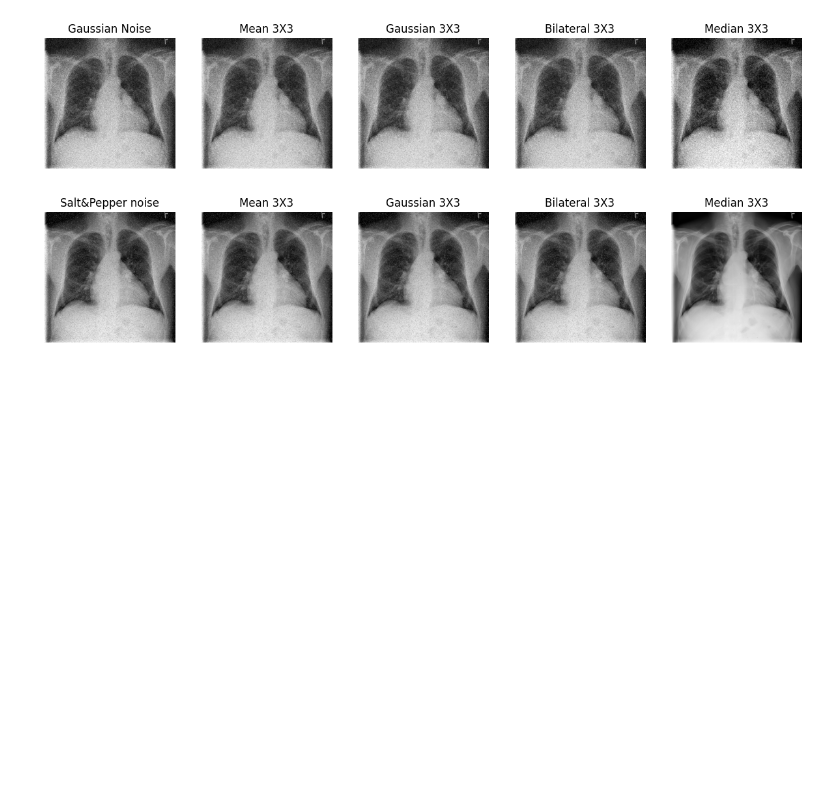
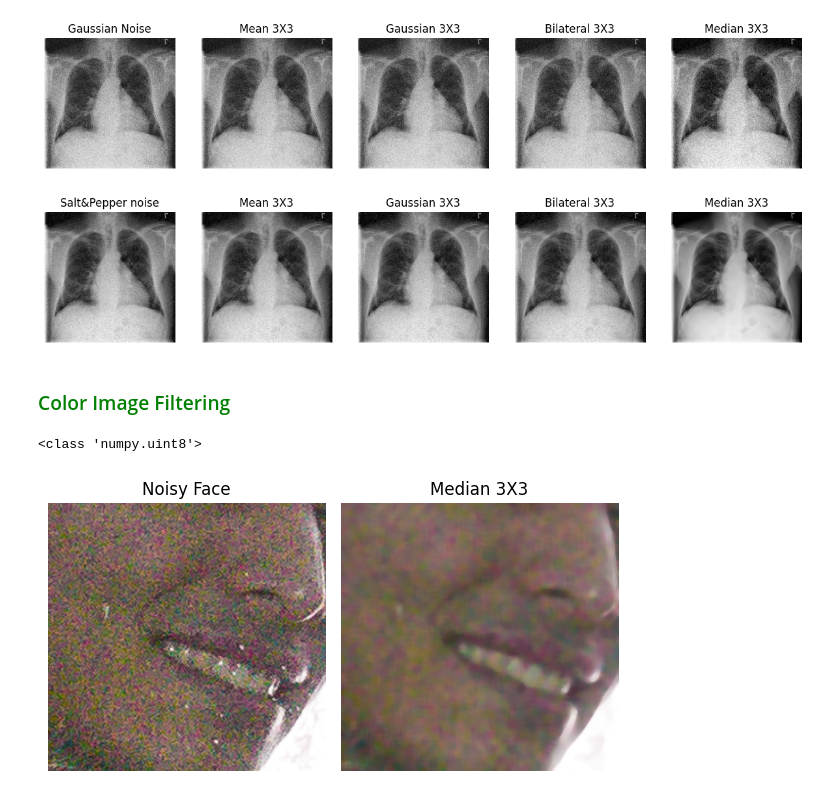
Before and after one commit to kkariste/Image-Enhancement, a Jupyter notebook: image_filtering.ipynb, the cells around one changed output. Saved outputs shown, nothing was run; the diff lists cells and outputs as text; code cells hidden in the pictures; blank space fills up the shorter version.

Commit message:
Update Filtering

```diff
--- a/image_filtering.ipynb
+++ b/image_filtering.ipynb
@@ -79,3 +79,35 @@ plotting(filtered, 1)
 # %% [output]
 [figure]
 [figure]
+# %% [markdown]
+### <span style=color:green> Color Image Filtering </span>
+# %%
+face_noising = cv2.imread("Images/face_noising.jpg")
+face_noising = cv2.cvtColor(face_noising, cv2.COLOR_BGR2RGB)
+
+# Splitting image and compute median
+r, g, b = cv2.split(face_noising)
+r_median = cv2.medianBlur(r, ksize=21)
+g_median = cv2.medianBlur(g, ksize=21)
+b_median = cv2.medianBlur(b, ksize=21)
+print(type(r_median[0,0]))
+
+gaussian_blur = cv2.GaussianBlur(face_noising, (97,97), sigmaX=0, sigmaY=0, borderType=cv2.BORDER_DEFAULT)
+
+# Merge filtering
+face_filtered = cv2.merge((r_median, g_median, b_median))
+
+fig, axes = plt.subplots(1, 2, figsize=(6, 6))
+axes[0].imshow(face_noising)
+axes[0].set_title("Noisy Face")
+axes[0].axis("off")
+
+axes[1].imshow(face_filtered)
+axes[1].set_title("Median 3X3")
+axes[1].axis("off")
+
+plt.tight_layout() # Adjust space between images
+plt.show()
+# %% [output]
+<class 'numpy.uint8'>
+[figure, added]
```
Also changed, not shown: parts of 2 cells of this notebook, 1 other file.
